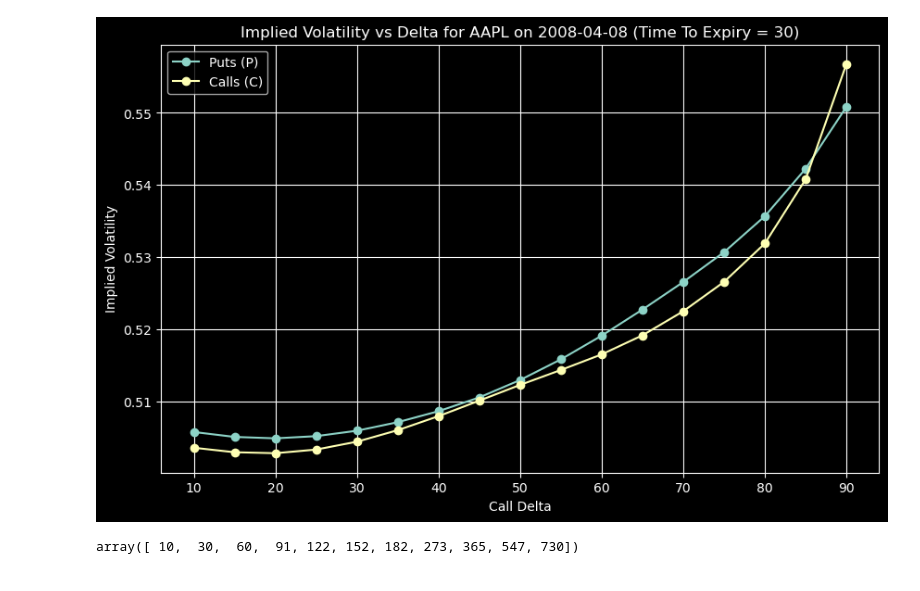
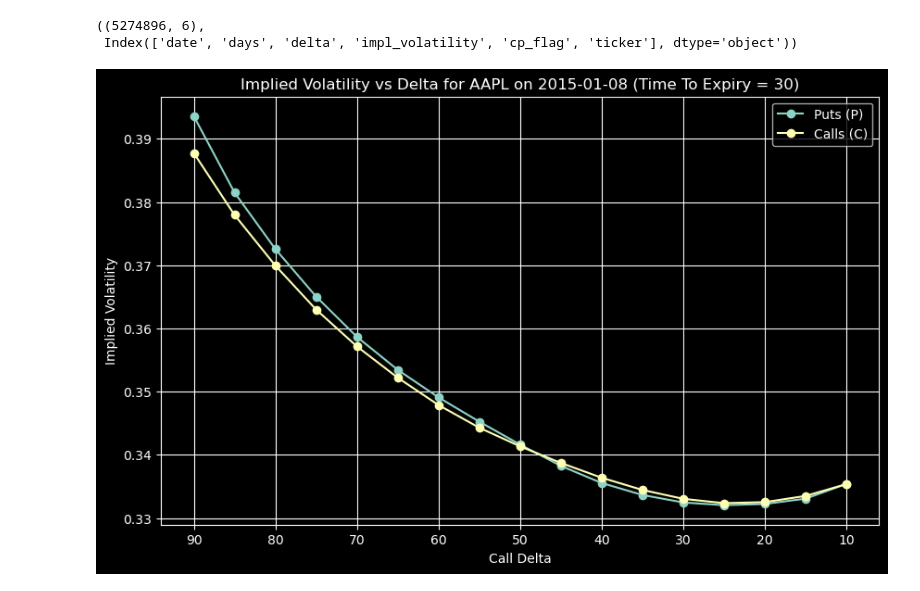
Before and after one commit to trpotter72/W24, a Jupyter notebook: DLA/Final/DataExploration.ipynb, the cells around one changed output. Cells and saved outputs as stored; diff of their text form; code cells hidden in the pictures.

Commit message:
Start final DLA presentation

```diff
--- a/DLA/Final/DataExploration.ipynb
+++ b/DLA/Final/DataExploration.ipynb
@@ -192,2 +224,25 @@ options_iv_df.drop(columns=['secid', 'cusip', 'issue_type', 'industry_group', 'i
+# %%
+
+
+# Read the CSV files
+forwards_df = pd.read_csv(glob.glob('testForwards/*.csv')[0] , usecols=[1,2,4,6]) # 'date', 'ForwardPrice', 'ticker', 'expiration'
+options_iv_df = pd.read_csv(glob.glob('testOptionsIV/*.csv')[0], usecols=[1,2,3,4,8,10]) # 'date', 'days', 'delta', 'impl_volatility', 'cp_flag', 'ticker'
+
+forwards_df['date'] = pd.to_datetime(forwards_df['date'])
+forwards_df['expiration'] = pd.to_datetime(forwards_df['expiration'])
+forwards_df['days'] = (forwards_df['expiration'] - forwards_df['date']).dt.days
+
+options_iv_df['date'] = pd.to_datetime(options_iv_df['date'])
+options_iv_df.loc[options_iv_df.cp_flag == "P", 'delta'] = options_iv_df.loc[options_iv_df.cp_flag == "P", "delta"] + 100
+
+forwards_df.drop(columns=['expiration'], inplace=True)
+
+# Define the date range
+start_date = '2015-01-01'
+end_date = '2022-01-01'
+
+# Filter the dataframes based on the date range
+forwards_df = forwards_df[(forwards_df['date'] >= start_date) & (forwards_df['date'] <= end_date)]
+options_iv_df = options_iv_df[(options_iv_df['date'] >= start_date) & (options_iv_df['date'] <= end_date)]
 # %%
 # Display the dataframes
@@ -234,32 +253,34 @@ options_iv_df
+# %%
+options_iv_df.shape, options_iv_df.columns
+# %% [output]
+((5274896, 6),
+ Index(['date', 'days', 'delta', 'impl_volatility', 'cp_flag', 'ticker'], dtype='object'))
 # %%
 import matplotlib.pyplot as plt
 
-date = '2008-04-08'
+date = '2015-01-08'
 days_filter = 30
-appl_single_day = options_iv_df.loc[(options_iv_df.ticker == 'AAPL') &( options_iv_df.date == date)].dropna()
-forwards_df.loc[(forwards_df.ticker == 'AAPL') & (forwards_df.date == '2008-01-02')].dropna()
+ticker = 'AAPL'
+appl_single_day = options_iv_df.loc[(options_iv_df.ticker == ticker) & (options_iv_df.date == date)].dropna()
 
 # Filter data for puts and calls based on 'days'
 puts = appl_single_day[(appl_single_day['cp_flag'] == 'P') & (appl_single_day['days'] == days_filter)].copy()
 calls = appl_single_day[(appl_single_day['cp_flag'] == 'C') & (appl_single_day['days'] == days_filter)]
 
 # Adjust delta for puts
-puts['delta'] = puts['delta'] + 100
+# puts['delta'] = puts['delta'] + 100
 
 # Plot the data
 plt.figure(figsize=(10, 6))
 plt.plot(puts['delta'], puts['impl_volatility'], label='Puts (P)', marker='o')
 plt.plot(calls['delta'], calls['impl_volatility'], label='Calls (C)', marker='o')
 
 plt.xlabel('Call Delta')
 plt.ylabel('Implied Volatility')
 plt.title(f'Implied Volatility vs Delta for AAPL on {date} (Time To Expiry = {days_filter})')
 plt.legend()
 plt.grid(True)
+plt.gca().invert_xaxis()  # Reverse the x-axis direction
 plt.show()
 # %% [output]
-[figure, old version]
+[figure, new version]
-# %%
-options_iv_df.days.unique()
-# %% [output]
-array([ 10,  30,  60,  91, 122, 152, 182, 273, 365, 547, 730])
```
Also changed, not shown: parts of 27 cells of this notebook, 4 other files.
